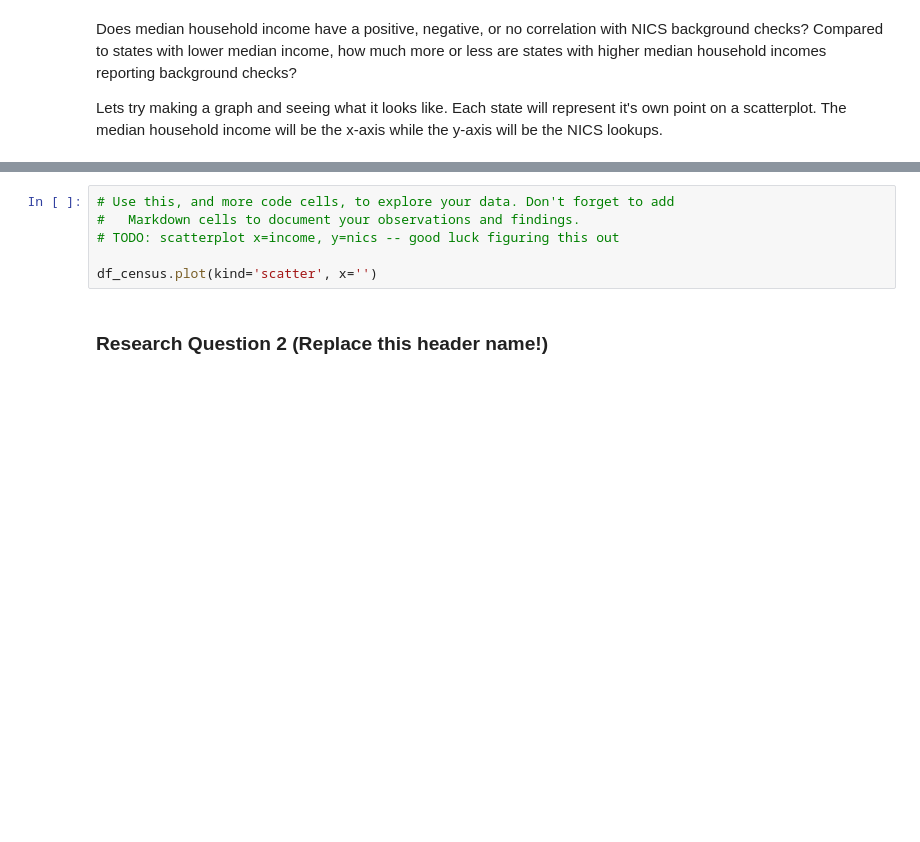
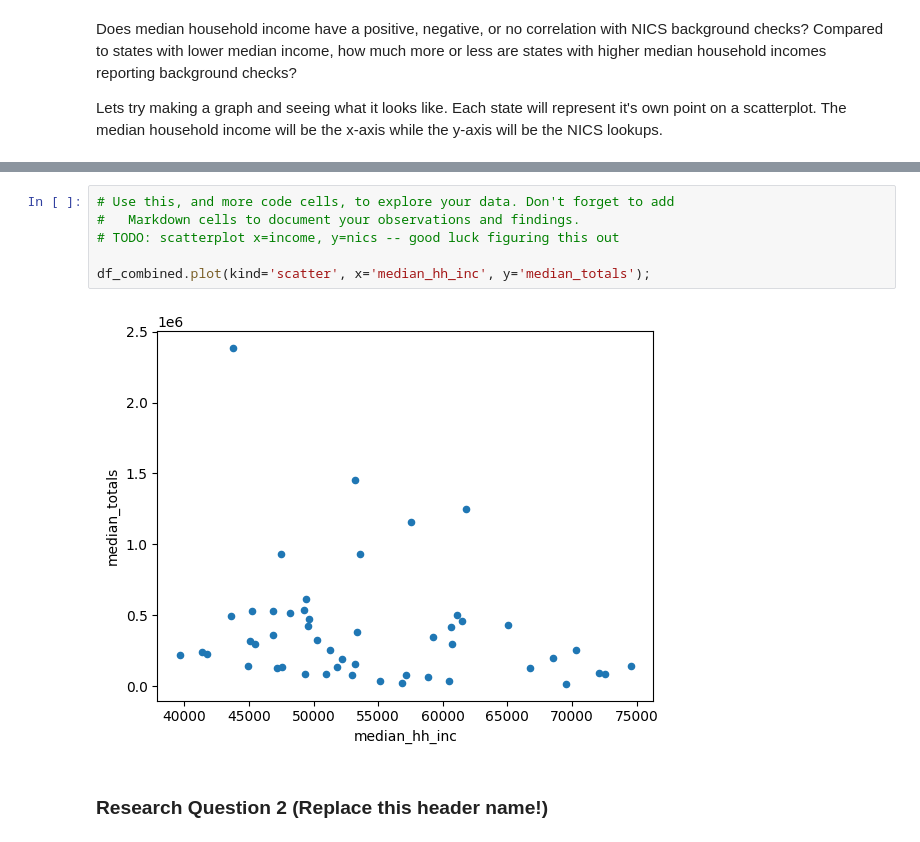
Before and after one commit to birbarino/Python-Projects, a Jupyter notebook: intro-to-ds/project/Investigate_a_Dataset.ipynb, the cells around one changed output, grey strips where cells are left out. Saved outputs shown, nothing was run; the diff lists cells and outputs as text; blank space fills up the shorter version.

```diff
--- a/intro-to-ds/project/Investigate_a_Dataset.ipynb
+++ b/intro-to-ds/project/Investigate_a_Dataset.ipynb
@@ -546,9 +619,11 @@ KeyError: False
 # %%
 # Use this, and more code cells, to explore your data. Don't forget to add
 #   Markdown cells to document your observations and findings.
 # TODO: scatterplot x=income, y=nics -- good luck figuring this out
 
-df_census.plot(kind='scatter', x='')
+df_combined.plot(kind='scatter', x='median_hh_inc', y='median_totals');
+# %% [output]
+[figure, added]
 # %% [markdown]
 ### Research Question 2  (Replace this header name!)
 # %%
```
Also changed, not shown: parts of 16 cells of this notebook, 2 other files.
